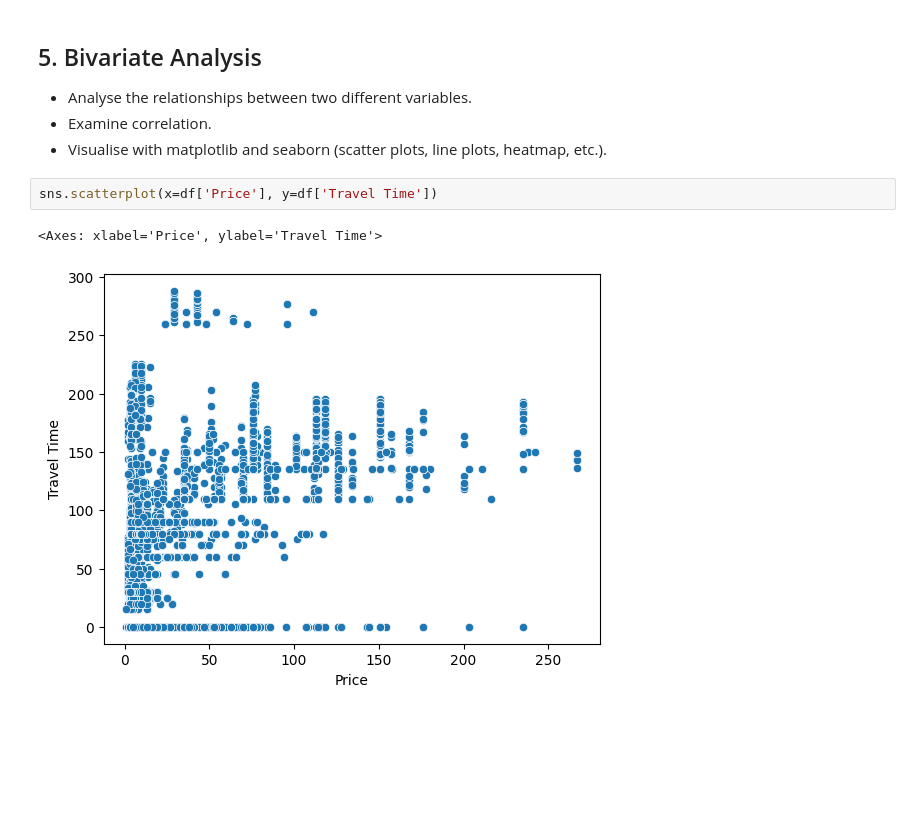
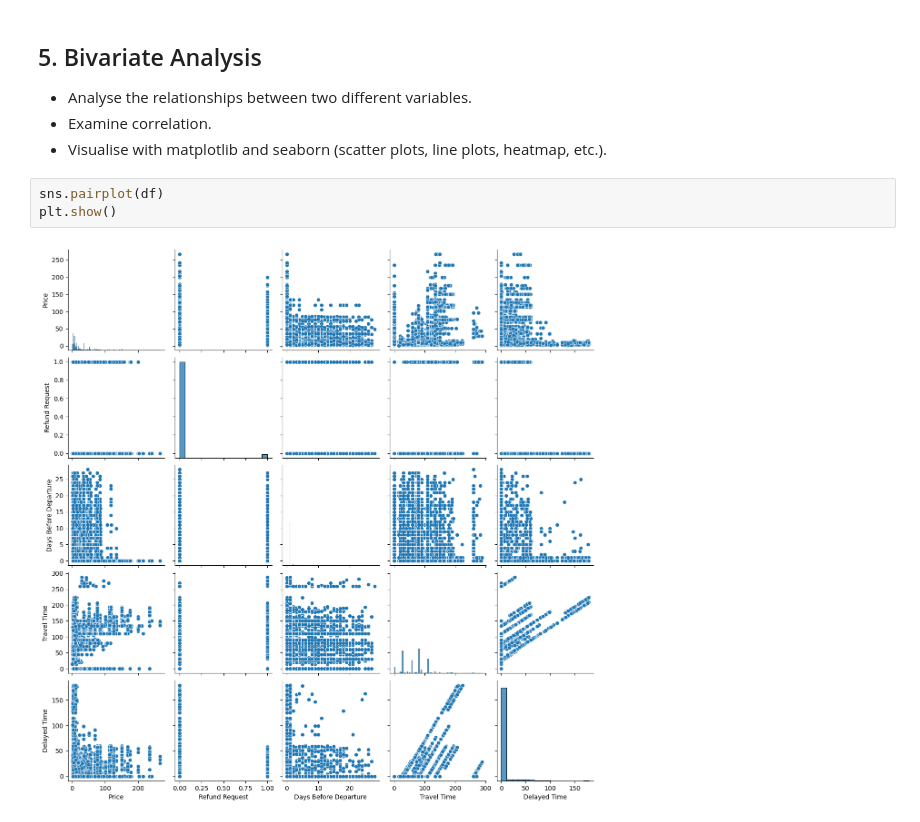
Before and after one commit to tsu76i/DS-playground, a Jupyter notebook: 1. Exploratory Data Analysis (EDA)/1.1_UK_Train_Rides.ipynb, the cells around one changed output. Saved outputs shown, nothing was run; the diff lists cells and outputs as text; blank space fills up the shorter version.

```diff
--- a/1. Exploratory Data Analysis (EDA)/1.1_UK_Train_Rides.ipynb
+++ b/1. Exploratory Data Analysis (EDA)/1.1_UK_Train_Rides.ipynb
@@ -535,7 +538,7 @@ When trains were delayed, they arrived at their destination between 0 and 180 mi
 - Examine correlation.
 - Visualise with matplotlib and seaborn (scatter plots, line plots, heatmap, etc.).
 # %%
-sns.scatterplot(x=df['Price'], y=df['Travel Time'])
+sns.pairplot(df)
+plt.show()
 # %% [output]
-<Axes: xlabel='Price', ylabel='Travel Time'>
-[figure, old version]
+[figure, new version]
```
Also changed, not shown: parts of 13 cells of this notebook.
